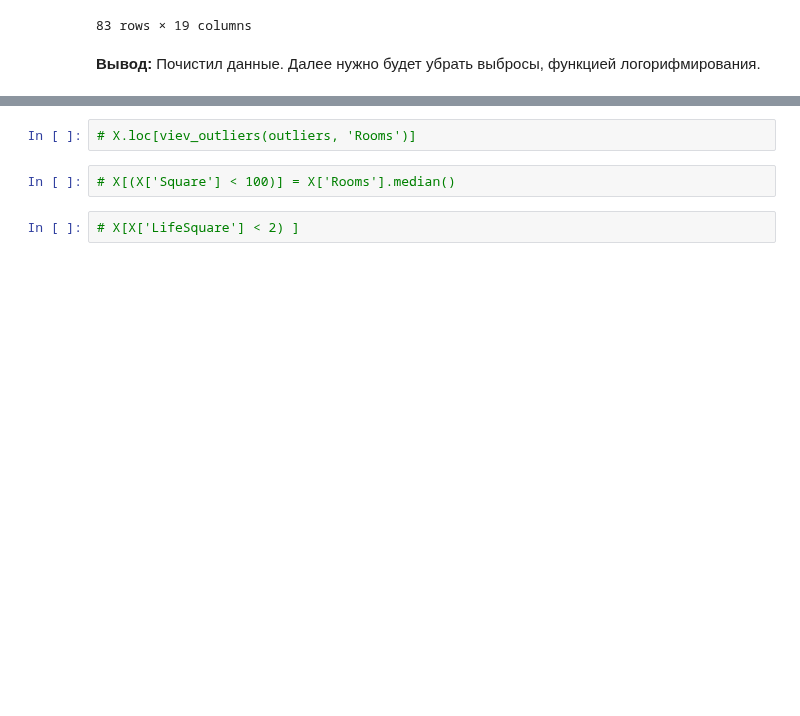
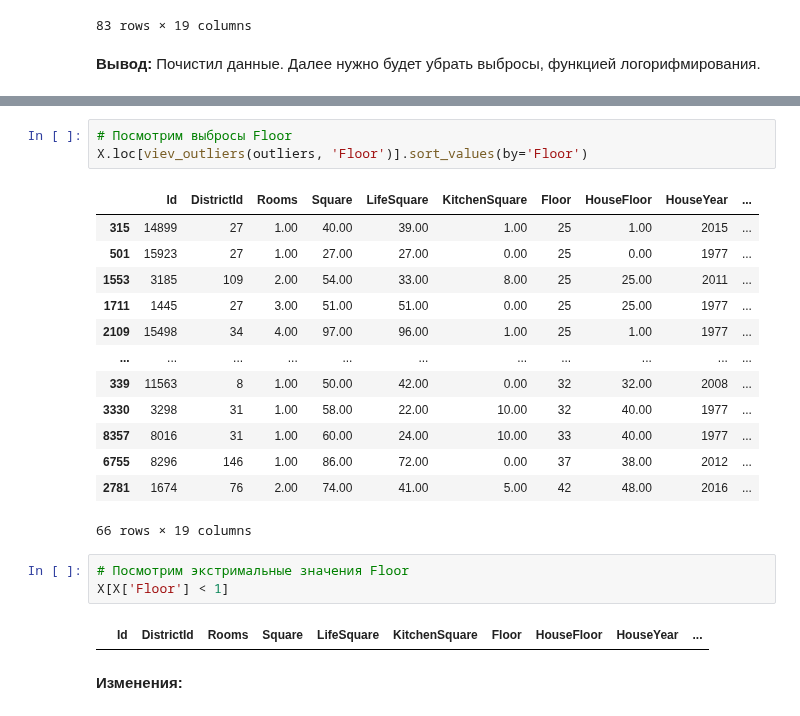
Before and after one commit to uc20100/Python-for-Data-Science, a Jupyter notebook: course_project.ipynb, the cells around one changed output, grey strips where cells are left out. Drawn from its saved outputs; the diff is of its cells as text; blank space fills up the shorter version.

```diff
--- a/course_project.ipynb
+++ b/course_project.ipynb
@@ -917,6 +960,24 @@ visualization_numerical_characteristics()
+# %%
+# Посмотрим выбросы Floor
+X.loc[viev_outliers(outliers, 'Floor')].sort_values(by='Floor')
+# %% [output]
+|  | Id | DistrictId | Rooms | Square | LifeSquare | KitchenSquare | Floor | HouseFloor | HouseYear | ... |
+| 315 | 14899 | 27 | 1.00 | 40.00 | 39.00 | 1.00 | 25 | 1.00 | 2015 | ... |
+| 501 | 15923 | 27 | 1.00 | 27.00 | 27.00 | 0.00 | 25 | 0.00 | 1977 | ... |
+| 1553 | 3185 | 109 | 2.00 | 54.00 | 33.00 | 8.00 | 25 | 25.00 | 2011 | ... |
+| 1711 | 1445 | 27 | 3.00 | 51.00 | 51.00 | 0.00 | 25 | 25.00 | 1977 | ... |
+| 2109 | 15498 | 34 | 4.00 | 97.00 | 96.00 | 1.00 | 25 | 1.00 | 1977 | ... |
+| ... | ... | ... | ... | ... | ... | ... | ... | ... | ... | ... |
+| 339 | 11563 | 8 | 1.00 | 50.00 | 42.00 | 0.00 | 32 | 32.00 | 2008 | ... |
+| 3330 | 3298 | 31 | 1.00 | 58.00 | 22.00 | 10.00 | 32 | 40.00 | 1977 | ... |
+| 8357 | 8016 | 31 | 1.00 | 60.00 | 24.00 | 10.00 | 33 | 40.00 | 1977 | ... |
+| 6755 | 8296 | 146 | 1.00 | 86.00 | 72.00 | 0.00 | 37 | 38.00 | 2012 | ... |
+| 2781 | 1674 | 76 | 2.00 | 74.00 | 41.00 | 5.00 | 42 | 48.00 | 2016 | ... |
+66 rows × 19 columns
 # %%
-# X.loc[viev_outliers(outliers, 'Rooms')]
+# Посмотрим экстримальные значения Floor
+X[X['Floor'] < 1]
+# %% [output]
+|  | Id | DistrictId | Rooms | Square | LifeSquare | KitchenSquare | Floor | HouseFloor | HouseYear | ... |
-# %%
-# X[(X['Square'] < 100)] = X['Rooms'].median()
-# %%
-# X[X['LifeSquare'] < 2) ]
+# %% [markdown]
+**Изменения:**
```
Also changed, not shown: parts of 42 cells of this notebook.
